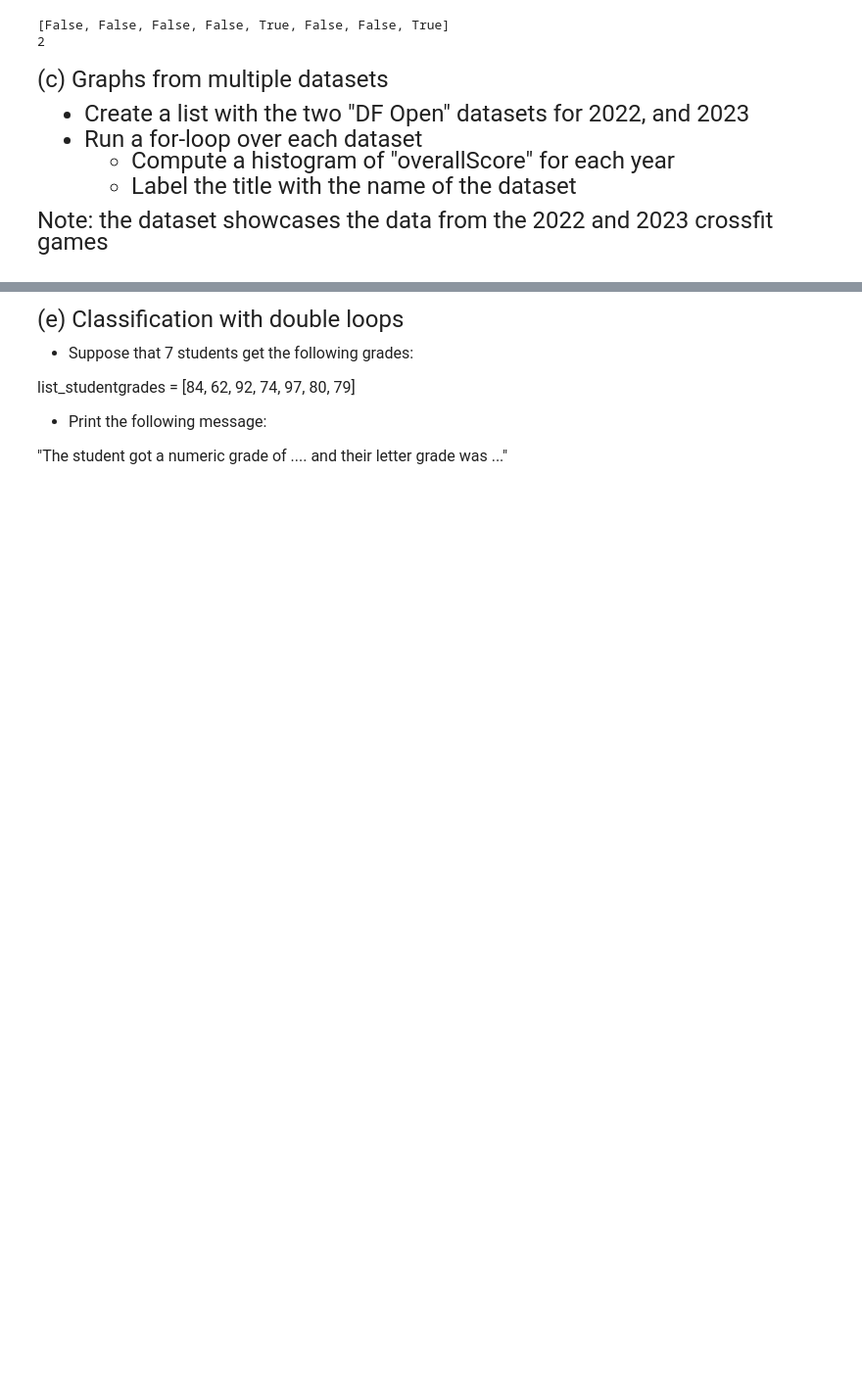
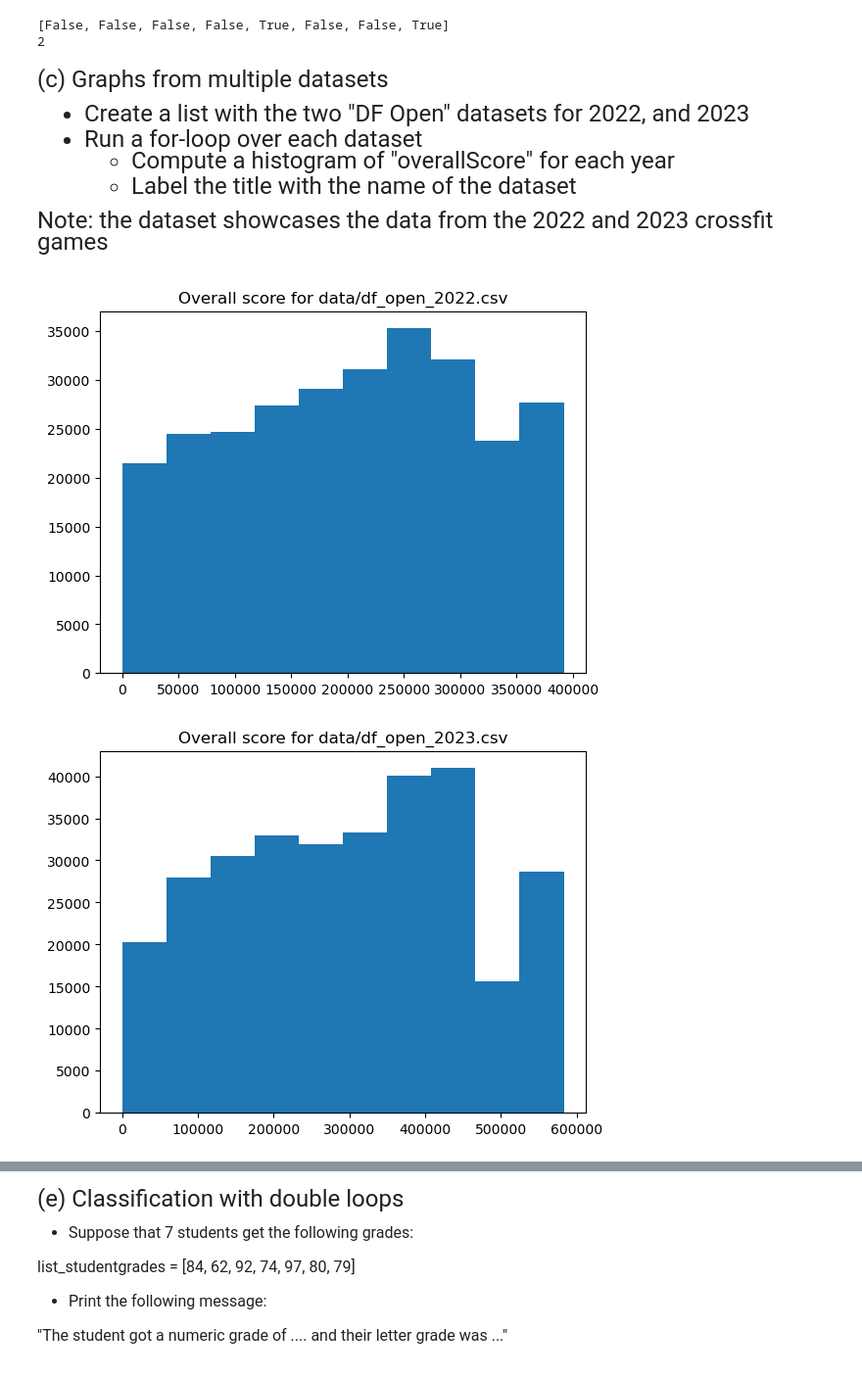
Before and after one commit to howiebrown/qtm151_fall_2023, a Jupyter notebook: assingments/assignment4/assignment4.ipynb, the cells around one changed output, grey strips where cells are left out. Shown: that part at 98% size. Saved outputs shown, nothing was run; the diff lists cells and outputs as text; code cells hidden in the pictures; blank space fills up the shorter version.

```diff
--- a/assingments/assignment4/assignment4.ipynb
+++ b/assingments/assignment4/assignment4.ipynb
@@ -79,8 +79,17 @@ Note: the dataset showcases the data from the 2022 and 2023 crossfit games
 # %%
 # Note "overallScore" is the final score each candidate achieved
 
 # Hint: Before you write the loop, test your code out by opening an individual dataset
 # Once you're sure the code works and you're familiar with the data, run the loop
+df_list = ['data/df_open_2022.csv','data/df_open_2023.csv']
+for element in df_list:
+    df = pd.read_csv(element)
+    plt.hist(df['overallScore'])
+    plt.title("Overall score for " +element)
+    plt.show()
+# %% [output]
+[figure, added]
+[figure, added]
 # %% [markdown]
 <font size = "5">
 
```
Also changed, not shown: parts of 4 cells of this notebook, 1 other file.
